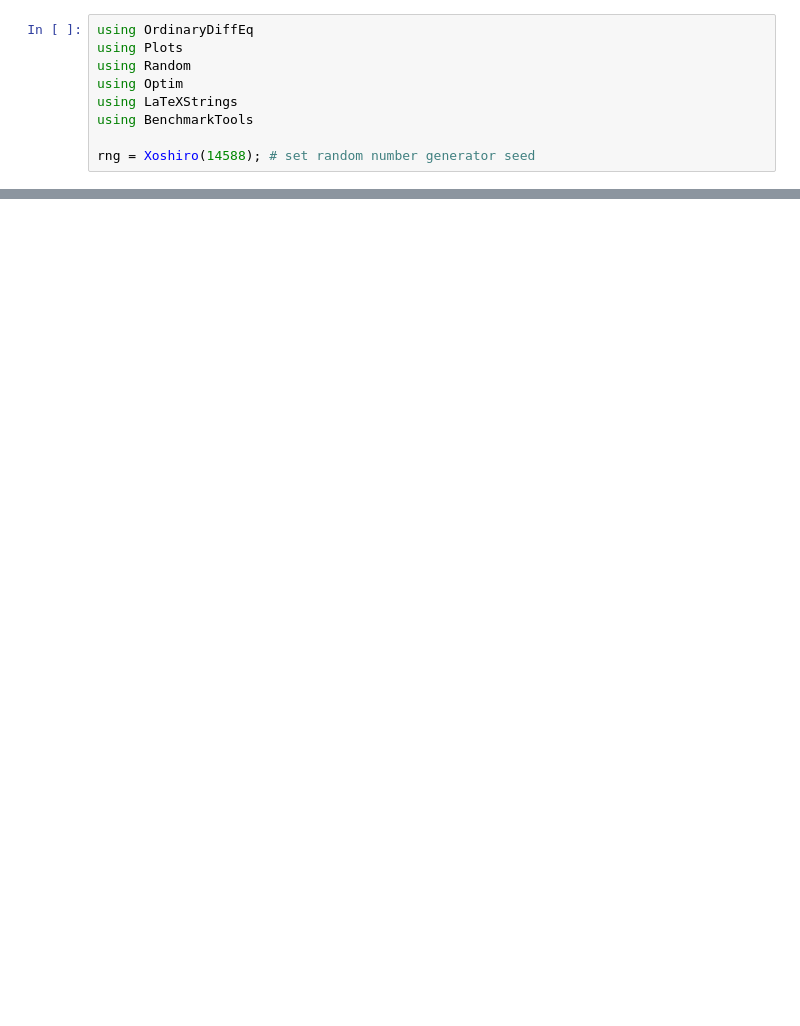
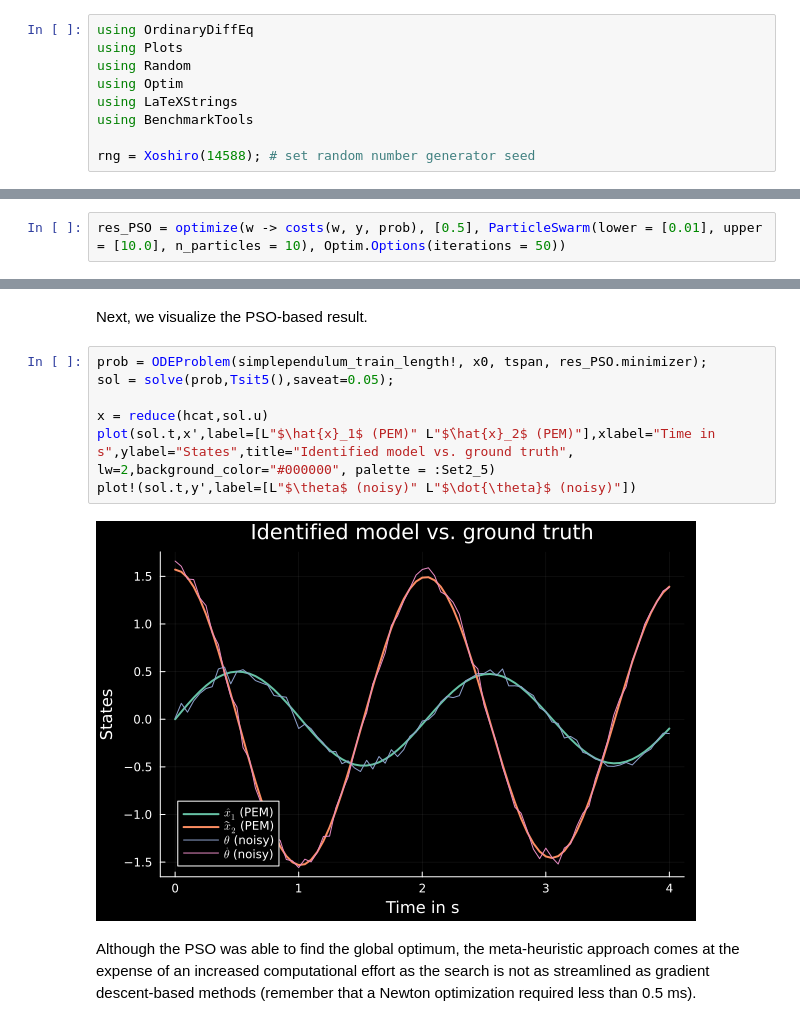
Before and after one commit to DS-4-DS/DS4DS_Course, a Jupyter notebook: notebooks/Nonlinear Model Identification/Nonlinear_Parameter_Identification_Global_Optimum.ipynb, the cells around one changed output, grey strips where cells are left out. Drawn from its saved outputs; the diff is of its cells as text; blank space fills up the shorter version.

```diff
--- a/notebooks/Nonlinear Model Identification/Nonlinear_Parameter_Identification_Global_Optimum.ipynb
+++ b/notebooks/Nonlinear Model Identification/Nonlinear_Parameter_Identification_Global_Optimum.ipynb
@@ -113,0 +134,2 @@ plot!(sol.t,y',label=[L"$\theta$ (noisy)" L"$\dot{\theta}$ (noisy)"])
+# %%
+res_PSO = optimize(w -> costs(w, y, prob), [0.5], ParticleSwarm(lower = [0.01], upper = [10.0], n_particles = 10), Optim.Options(iterations = 50))
@@ -113,0 +164,13 @@ plot!(sol.t,y',label=[L"$\theta$ (noisy)" L"$\dot{\theta}$ (noisy)"])
+# %% [markdown]
+Next, we visualize the PSO-based result.
+# %%
+prob = ODEProblem(simplependulum_train_length!, x0, tspan, res_PSO.minimizer);
+sol = solve(prob,Tsit5(),saveat=0.05);
+
+x = reduce(hcat,sol.u)
+plot(sol.t,x',label=[L"$\hat{x}_1$ (PEM)" L"$̂\hat{x}_2$ (PEM)"],xlabel="Time in s",ylabel="States",title="Identified model vs. ground truth", lw=2,background_color="#000000", palette = :Set2_5)
+plot!(sol.t,y',label=[L"$\theta$ (noisy)" L"$\dot{\theta}$ (noisy)"])
+# %% [output]
+[figure, added]
+# %% [markdown]
+Although the PSO was able to find the global optimum, the meta-heuristic approach comes at the expense of an increased computational effort as the search is not as streamlined as gradient descent-based methods (remember that a Newton optimization required less than 0.5 ms).
```
Also changed, not shown: parts of 20 cells of this notebook, 5 other files.
